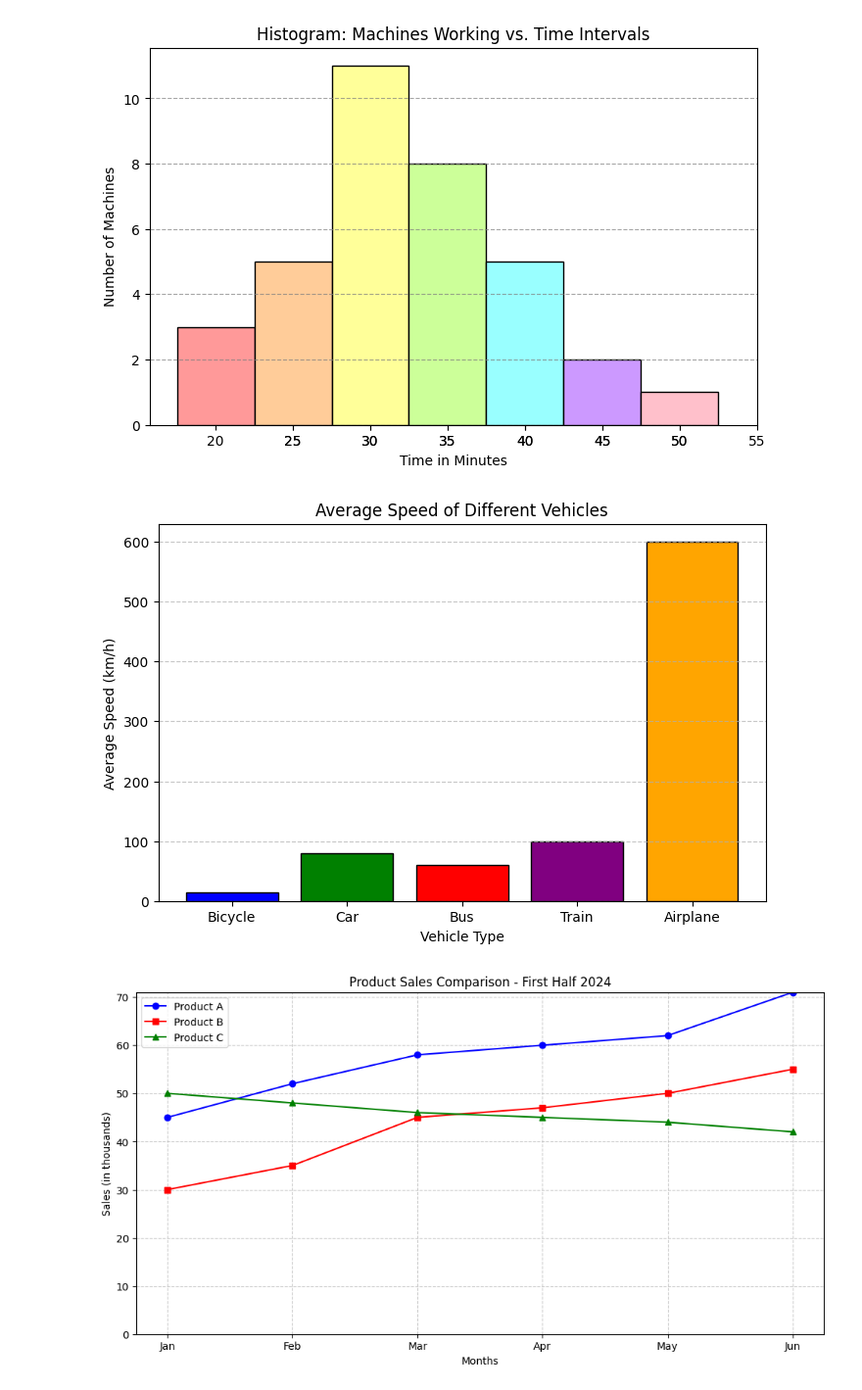
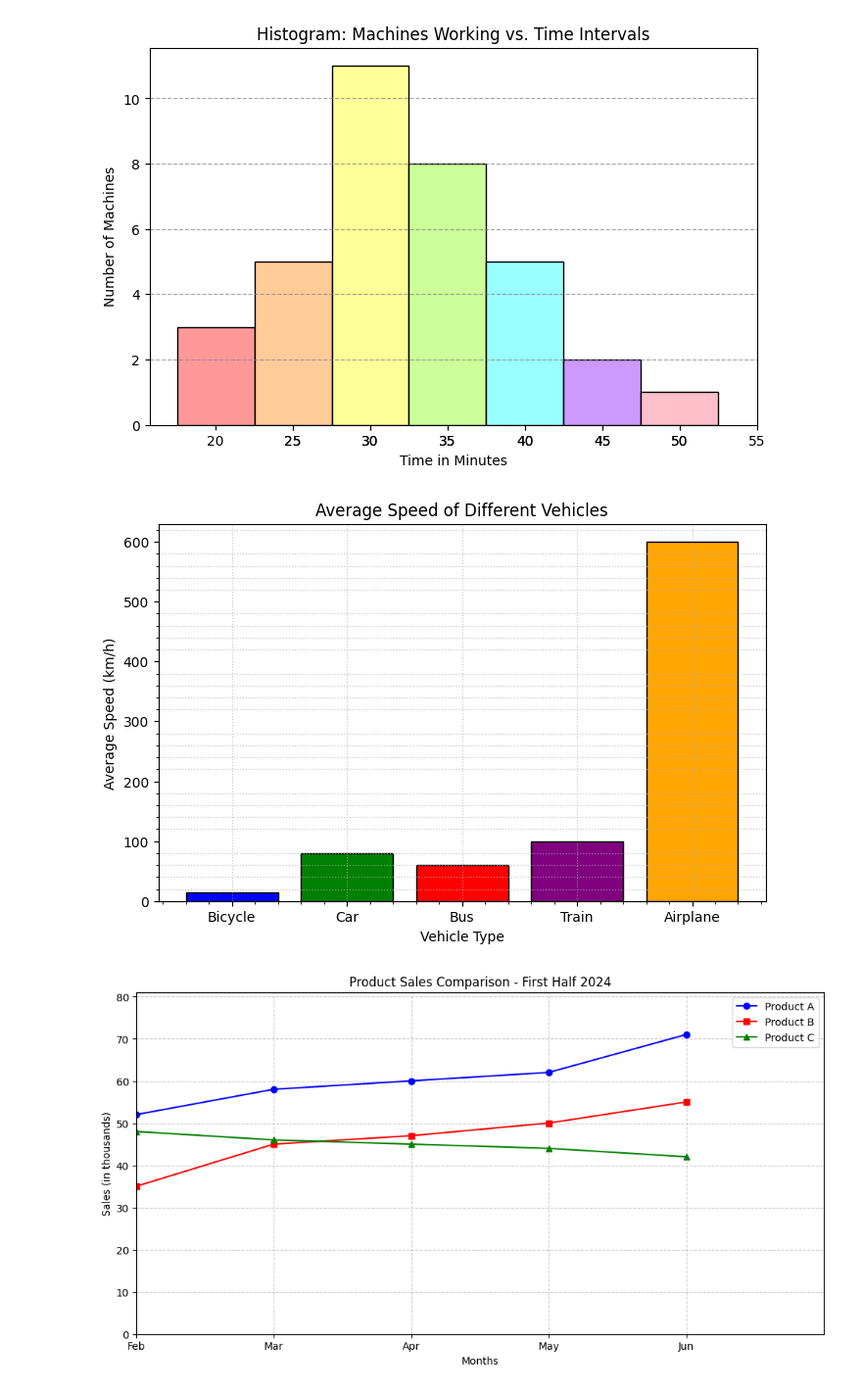
Before and after one commit to Dhaarun-Abhimanyu/ML-Lab, a Jupyter notebook: Week 2/idk.ipynb, the cells around one changed output. Shown: that part at 98% size. Drawn from its saved outputs; the diff is of its cells as text; code cells hidden in the pictures.

```diff
--- a/Week 2/idk.ipynb
+++ b/Week 2/idk.ipynb
@@ -118,44 +136,46 @@ import matplotlib.pyplot as plt
 vehicles = ['Bicycle', 'Car', 'Bus', 'Train', 'Airplane']
 average_speeds = [15, 80, 60, 100, 600]
 colors = ['blue', 'green', 'red', 'purple', 'orange']
+plt.figure(figsize=(8, 5))
 
-fig, ax = plt.subplots(figsize=(8, 5))
+plt.bar(vehicles, average_speeds, color=colors, edgecolor='black')
 
-ax.bar(vehicles, average_speeds, color=colors, edgecolor='black')
+plt.xlabel("Vehicle Type")
+plt.ylabel("Average Speed (km/h)")
+plt.title("Average Speed of Different Vehicles")
+plt.minorticks_on()
+plt.grid(which='major', axis='x', linestyle='dotted', alpha=0.7)
 
-ax.set_xlabel("Vehicle Type")
-ax.set_ylabel("Average Speed (km/h)")
-ax.set_title("Average Speed of Different Vehicles")
-
-ax.yaxis.grid(True, linestyle='--', alpha=0.7)
+plt.grid(which='minor', axis='y', linestyle='dotted', alpha=0.7)
 
 plt.show()
 # %% [output]
-[figure, old version]
+[figure, new version]
 # %%
 import matplotlib.pyplot as plt
 
 months = ['Jan', 'Feb', 'Mar', 'Apr', 'May', 'Jun']
 product_A = [45, 52, 58, 60, 62, 71]
 product_B = [30, 35, 45, 47, 50, 55]
 product_C = [50, 48, 46, 45, 44, 42]
 
-fig, ax = plt.subplots(figsize=(12, 6))
+plt.figure(figsize=(12, 6))
 
-ax.plot(months, product_A, marker='o', linestyle='-', color='blue', label='Product A')
-ax.plot(months, product_B, marker='s', linestyle='-', color='red', label='Product B')
-ax.plot(months, product_C, marker='^', linestyle='-', color='green', label='Product C')
+plt.plot(months, product_A, marker='o', linestyle='-', color='blue', label='Product A')
+plt.plot(months, product_B, marker='s', linestyle='-', color='red', label='Product B')
+plt.plot(months, product_C, marker='^', linestyle='-', color='green', label='Product C')
 
-ax.set_xlabel("Months")
-ax.set_ylabel("Sales (in thousands)")
-ax.set_title("Product Sales Comparison - First Half 2024")
+plt.xlabel("Months")
+plt.ylabel("Sales (in thousands)")
+plt.title("Product Sales Comparison - First Half 2024")
 
-ax.set_ylim(0, max(product_A + product_B + product_C))
+plt.ylim(0, max(product_A + product_B + product_C)+10)
+plt.xlim(1.69, len(months) )
 
-ax.legend()
+plt.legend()
 
-ax.grid(True, linestyle='--', alpha=0.7)
+plt.grid(True, linestyle='--', alpha=0.7)
 
 plt.show()
 # %% [output]
-[figure, old version]
+[figure, new version]
```
Also changed, not shown: parts of 2 cells of this notebook.
